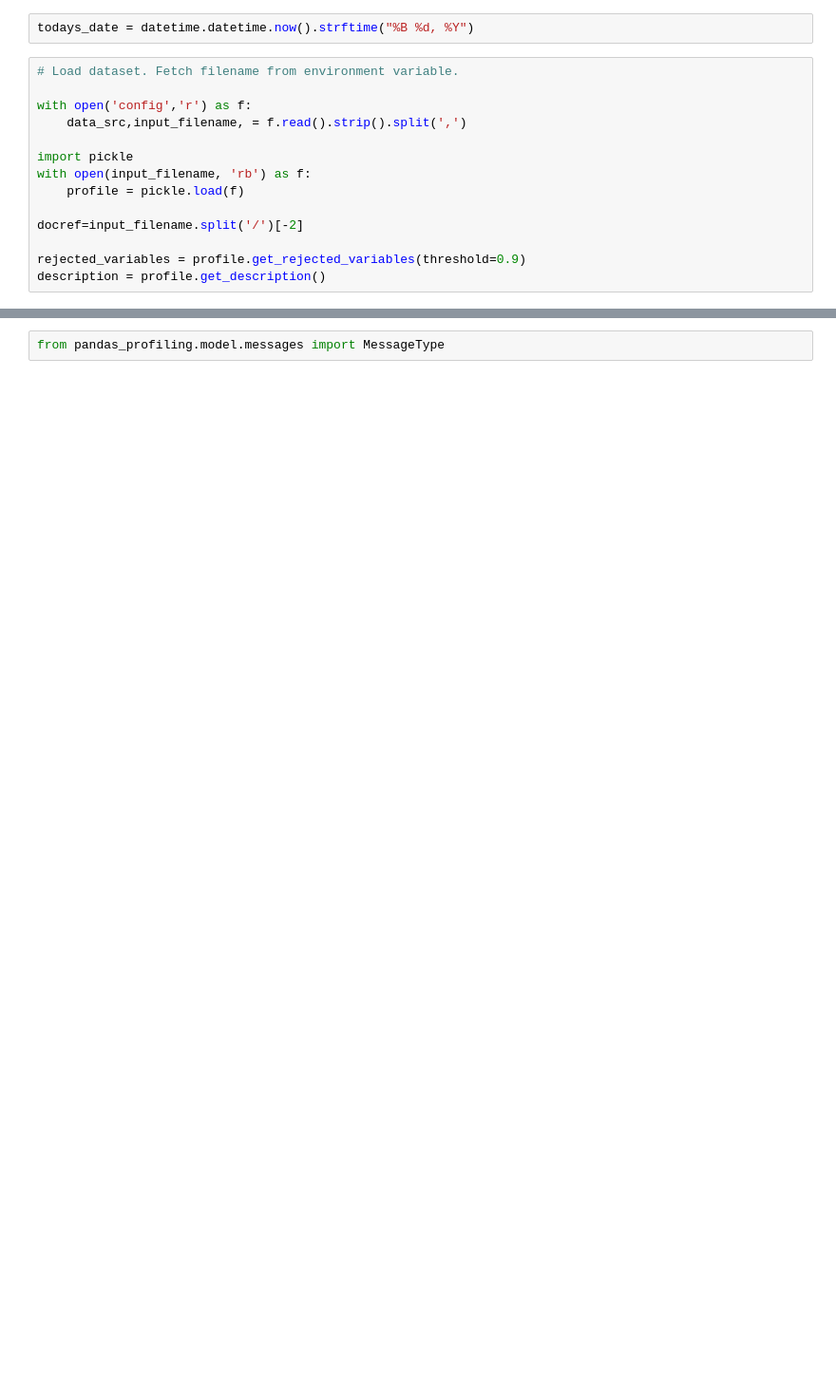
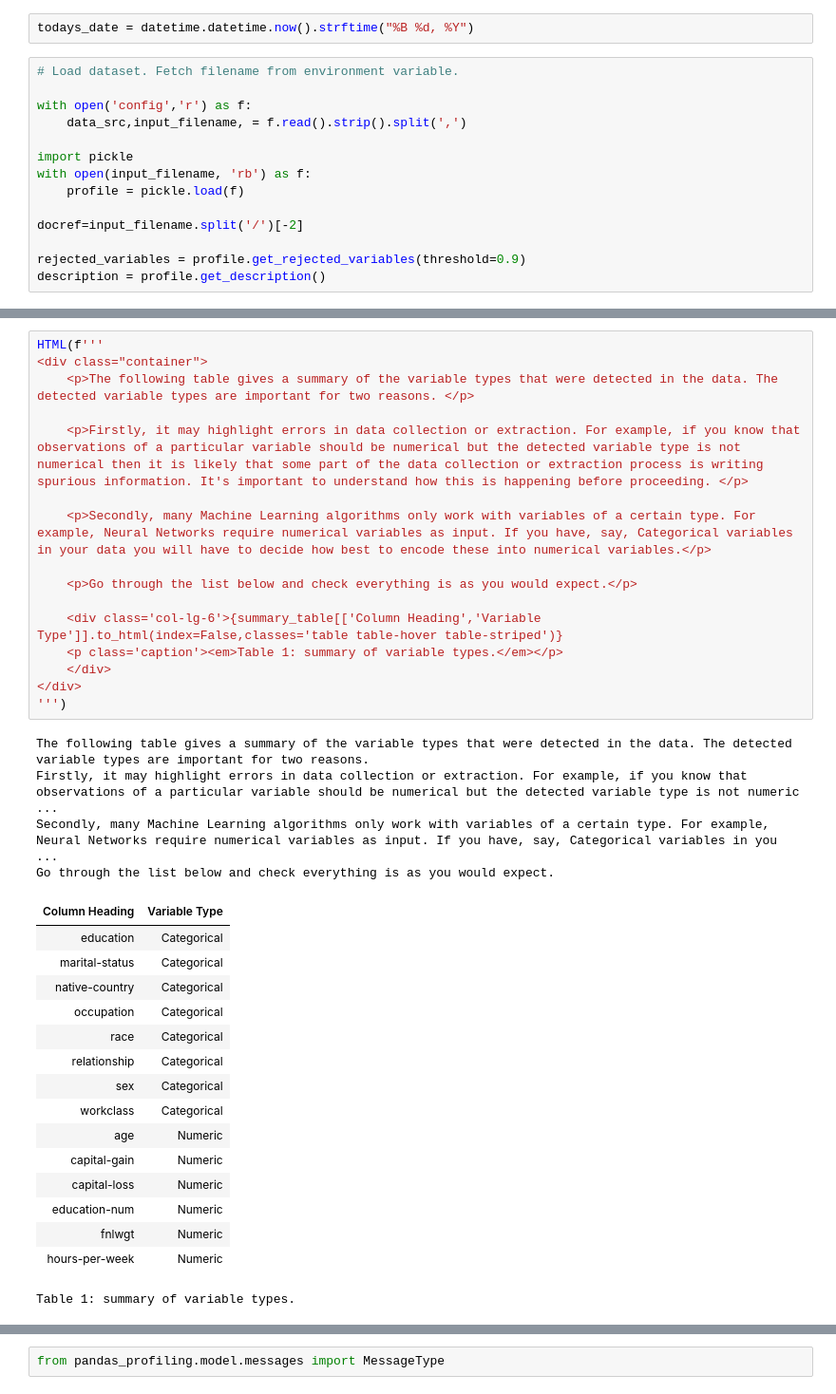
Before and after one commit to wooduk/profile_gig, a Jupyter notebook: report.ipynb, the cells around one changed output, grey strips where cells are left out. Shown at 95% size. Saved outputs shown, nothing was run; the diff lists cells and outputs as text; blank space fills up the shorter version.

```diff
--- a/report.ipynb
+++ b/report.ipynb
@@ -120,0 +134,37 @@ HTML(f"""
+# %%
+HTML(f'''
+<div class="container">
+    <p>The following table gives a summary of the variable types that were detected in the data. The detected variable types are important for two reasons. </p>
+
+    <p>Firstly, it may highlight errors in data collection or extraction. For example, if you know that observations of a particular variable should be numerical but the detected variable type is not numerical then it is likely that some part of the data collection or extraction process is writing spurious information. It's important to understand how this is happening before proceeding. </p>
+
+    <p>Secondly, many Machine Learning algorithms only work with variables of a certain type. For example, Neural Networks require numerical variables as input. If you have, say, Categorical variables in your data you will have to decide how best to encode these into numerical variables.</p>
+
+    <p>Go through the list below and check everything is as you would expect.</p>
+
+    <div class='col-lg-6'>{summary_table[['Column Heading','Variable Type']].to_html(index=False,classes='table table-hover table-striped')}
+    <p class='caption'><em>Table 1: summary of variable types.</em></p>
+    </div>
+</div>
+''')
+# %% [output]
+The following table gives a summary of the variable types that were detected in the data. The detected variable types are important for two reasons.
+Firstly, it may highlight errors in data collection or extraction. For example, if you know that observations of a particular variable should be numerical but the detected variable type is not numeric ...
+Secondly, many Machine Learning algorithms only work with variables of a certain type. For example, Neural Networks require numerical variables as input. If you have, say, Categorical variables in you ...
+Go through the list below and check everything is as you would expect.
+| Column Heading | Variable Type |
+| education | Categorical |
+| marital-status | Categorical |
+| native-country | Categorical |
+| occupation | Categorical |
+| race | Categorical |
+| relationship | Categorical |
+| sex | Categorical |
+| workclass | Categorical |
+| age | Numeric |
+| capital-gain | Numeric |
+| capital-loss | Numeric |
+| education-num | Numeric |
+| fnlwgt | Numeric |
+| hours-per-week | Numeric |
+Table 1: summary of variable types.
```
Also changed, not shown: parts of 24 cells of this notebook, 1 other file.
